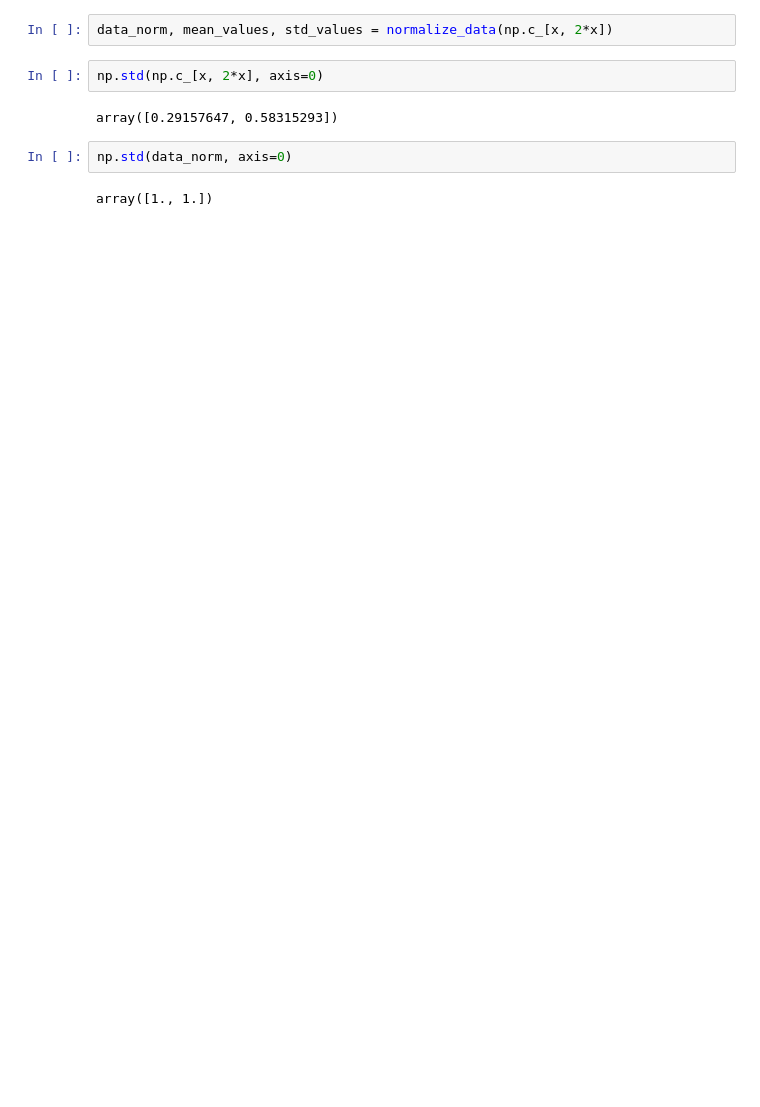
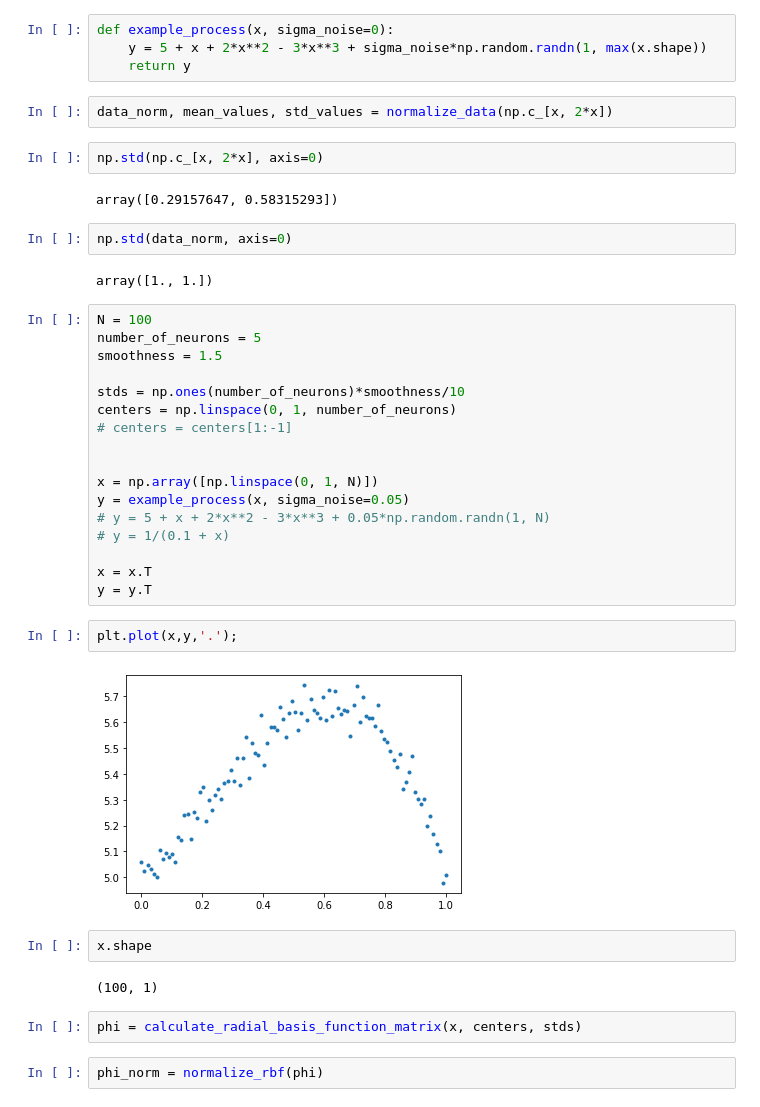
Before and after one commit to harbenml/RBF-network, a Jupyter notebook: notebooks/RBF_demo.ipynb, the cells around one changed output. Cells and saved outputs as stored; diff of their text form; blank space fills up the shorter version.

Commit message:
update plot for rls demo

```diff
--- a/notebooks/RBF_demo.ipynb
+++ b/notebooks/RBF_demo.ipynb
@@ -31,3 +50,7 @@ def normalize_data(data):
+# %%
+def example_process(x, sigma_noise=0):
+    y = 5 + x + 2*x**2 - 3*x**3 + sigma_noise*np.random.randn(1, max(x.shape))
+    return y
 # %%
 data_norm, mean_values, std_values = normalize_data(np.c_[x, 2*x])
 # %%
@@ -38,3 +61,32 @@ array([0.29157647, 0.58315293])
 np.std(data_norm, axis=0)
 # %% [output]
 array([1., 1.])
+# %%
+N = 100
+number_of_neurons = 5
+smoothness = 1.5
+
+stds = np.ones(number_of_neurons)*smoothness/10
+centers = np.linspace(0, 1, number_of_neurons)
+# centers = centers[1:-1]
+
+
+x = np.array([np.linspace(0, 1, N)])
+y = example_process(x, sigma_noise=0.05)
+# y = 5 + x + 2*x**2 - 3*x**3 + 0.05*np.random.randn(1, N)
+# y = 1/(0.1 + x)
+
+x = x.T
+y = y.T
+# %%
+plt.plot(x,y,'.');
+# %% [output]
+[figure, added]
+# %%
+x.shape
+# %% [output]
+(100, 1)
+# %%
+phi = calculate_radial_basis_function_matrix(x, centers, stds)
+# %%
+phi_norm = normalize_rbf(phi)
```
Also changed, not shown: parts of 23 cells of this notebook, 2 other files.
